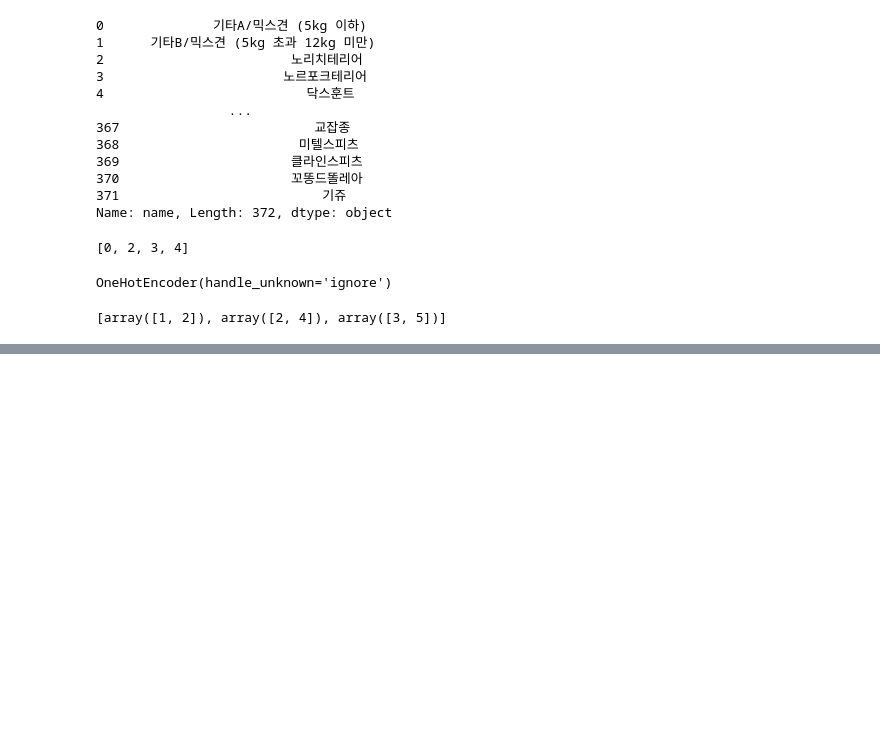
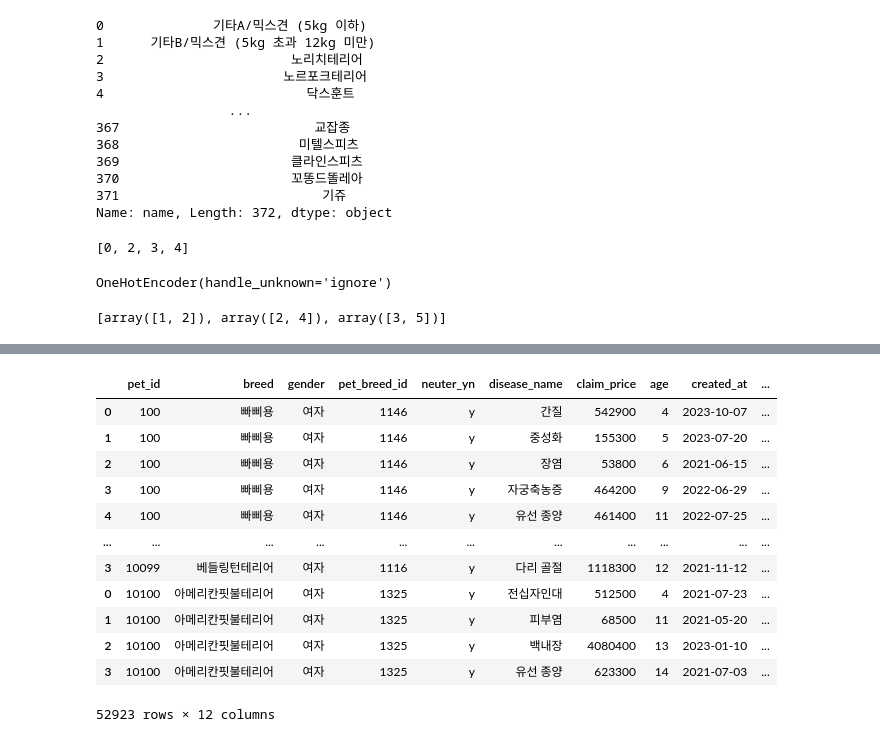
Before and after one commit to watanka/petcare-cost-prediction, a Jupyter notebook: notebook.ipynb, the cells around one changed output, grey strips where cells are left out. Drawn from its saved outputs; the diff is of its cells as text; code cells hidden in the pictures; blank space fills up the shorter version.

```diff
--- a/notebook.ipynb
+++ b/notebook.ipynb
@@ -515,0 +536,21 @@ Name: count, dtype: int64
+# %%
+disease_dic = { # 최소금액, 최대금액, 연령대별 발병률 증가추세, 발병률
+    '슬개골 탈구': [400000, 500000, 1.03, 0.4],
+    '담낭 절제술': [1200000, 1500000, 1.005, 0.3],
+    '유선 종양': [400000, 600000, 1.04, 0.2],
+    '중성화': [100000, 200000, 1.1, 0.8],
+    '방광 결석': [500000, 700000, 1.08, 0.2],
+    '자궁축농증': [400000, 500000, 1.06, 0.3],
+    '전십자인대': [500000, 600000, 1.004, 0.2],
+    '다리 골절': [1000000, 1200000, 1.009, 0.3],
+    '스케일링': [80000, 120000, 1.05, 0.4],
+    '백내장': [20000, 5000000, 1.08, 0.1],
+    '탈장': [150000, 300000, 1.003, 0.2],
+    '항문낭 제거': [250000, 290000, 1.002, 0.2],
+    '외이도염': [50000, 80000, 1.02, 0.1],
+    '심장사상충증': [250000, 500000, 1.001, 0.051],
+    '장염': [50000, 100000, 1.01, 0.2],
+    '장내 이물질': [1200000, 1400000, 1.003, 0.01],
+    '간질':  [450000, 600000, 1.001, 0.14],
+    '피부염': [50000, 100000, 1.002, 0.46],
+}
@@ -515,0 +560,6 @@ Name: count, dtype: int64
+# %%
+breed_info = pd.read_csv('resources/pet_breed.csv')
+
+breeds = breed_info['name'].unique()
+# %%
+breed_dict = {name: id_num for id_num, name in zip(breed_info['id'], breed_info['name'])}
@@ -515,0 +700,6 @@ Name: count, dtype: int64
+# %%
+generated_df = []
+for idnum in range(100, 10101):
+    generated_df.append(pd.DataFrame(simulate_disease_history(idnum)))
+
+fake_petcare_chart = pd.concat(generated_df)
@@ -515,0 +731,16 @@ Name: count, dtype: int64
+# %%
+fake_petcare_chart
+# %% [output]
+|  | pet_id | breed | gender | pet_breed_id | neuter_yn | disease_name | claim_price | age | created_at | ... |
+| 0 | 100 | 빠삐용 | 여자 | 1146 | y | 간질 | 542900 | 4 | 2023-10-07 | ... |
+| 1 | 100 | 빠삐용 | 여자 | 1146 | y | 중성화 | 155300 | 5 | 2023-07-20 | ... |
+| 2 | 100 | 빠삐용 | 여자 | 1146 | y | 장염 | 53800 | 6 | 2021-06-15 | ... |
+| 3 | 100 | 빠삐용 | 여자 | 1146 | y | 자궁축농증 | 464200 | 9 | 2022-06-29 | ... |
+| 4 | 100 | 빠삐용 | 여자 | 1146 | y | 유선 종양 | 461400 | 11 | 2022-07-25 | ... |
+| ... | ... | ... | ... | ... | ... | ... | ... | ... | ... | ... |
+| 3 | 10099 | 베들링턴테리어 | 여자 | 1116 | y | 다리 골절 | 1118300 | 12 | 2021-11-12 | ... |
+| 0 | 10100 | 아메리칸핏불테리어 | 여자 | 1325 | y | 전십자인대 | 512500 | 4 | 2021-07-23 | ... |
+| 1 | 10100 | 아메리칸핏불테리어 | 여자 | 1325 | y | 피부염 | 68500 | 11 | 2021-05-20 | ... |
+| 2 | 10100 | 아메리칸핏불테리어 | 여자 | 1325 | y | 백내장 | 4080400 | 13 | 2023-01-10 | ... |
+| 3 | 10100 | 아메리칸핏불테리어 | 여자 | 1325 | y | 유선 종양 | 623300 | 14 | 2021-07-03 | ... |
+52923 rows × 12 columns
```
Also changed, not shown: parts of 19 cells of this notebook, 5 other files.
